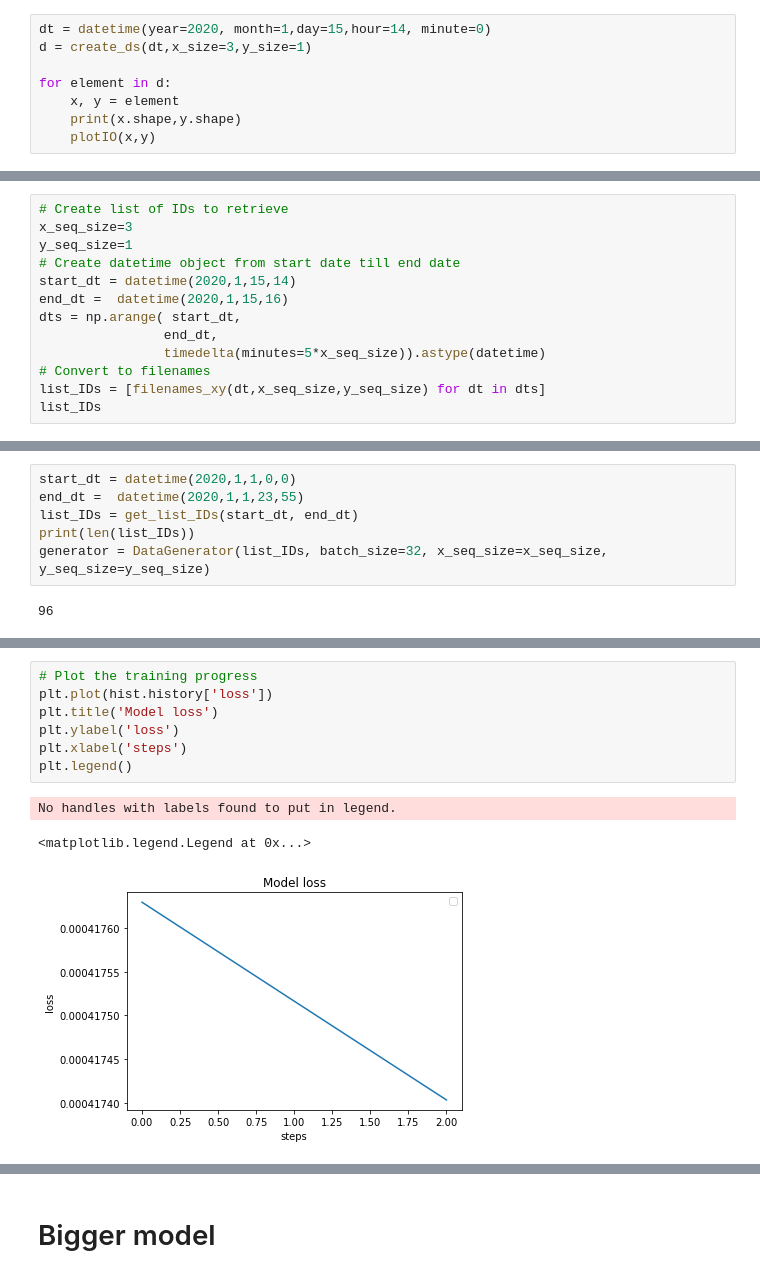
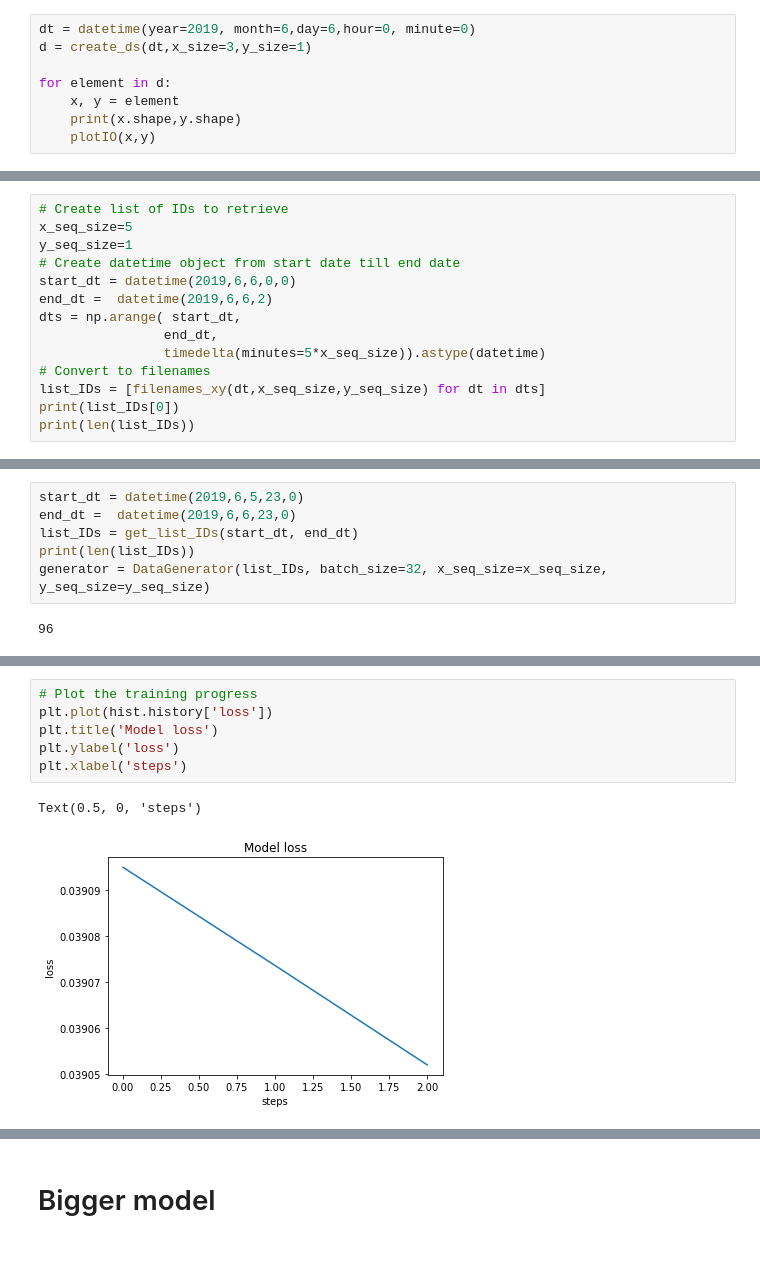
Before and after one commit to KoertS/precipitation-nowcasting-using-GANs, a Jupyter notebook: precipitation_forecasting/data_loader.ipynb, the cells around one changed output, grey strips where cells are left out. Saved outputs shown, nothing was run; the diff lists cells and outputs as text.

```diff
--- a/precipitation_forecasting/data_loader.ipynb
+++ b/precipitation_forecasting/data_loader.ipynb
@@ -190,7 +192,7 @@ def create_ds(dt, x_size=3,y_size=1):
         )
     return ds
 # %%
-dt = datetime(year=2020, month=1,day=15,hour=14, minute=0)
+dt = datetime(year=2019, month=6,day=6,hour=0, minute=0)
 d = create_ds(dt,x_size=3,y_size=1)
 
 for element in d:
@@ -309,14 +340,15 @@ class DataGenerator(keras.utils.Sequence):
 # %%
 # Create list of IDs to retrieve
-x_seq_size=3
+x_seq_size=5
 y_seq_size=1
 # Create datetime object from start date till end date
-start_dt = datetime(2020,1,15,14)
-end_dt =  datetime(2020,1,15,16)
+start_dt = datetime(2019,6,6,0,0)
+end_dt =  datetime(2019,6,6,2)
 dts = np.arange( start_dt,
                 end_dt,
                 timedelta(minutes=5*x_seq_size)).astype(datetime)
 # Convert to filenames
 list_IDs = [filenames_xy(dt,x_seq_size,y_seq_size) for dt in dts]
-list_IDs
+print(list_IDs[0])
+print(len(list_IDs))
 # %% [output]
@@ -410,8 +443,8 @@ Trainable params: 600
 Non-trainable params: 0
 _________________________________________________________________
 # %%
-start_dt = datetime(2020,1,1,0,0)
-end_dt =  datetime(2020,1,1,23,55)
+start_dt = datetime(2019,6,5,23,0)
+end_dt =  datetime(2019,6,6,23,0)
 list_IDs = get_list_IDs(start_dt, end_dt)
 print(len(list_IDs))
 generator = DataGenerator(list_IDs, batch_size=32, x_seq_size=x_seq_size, y_seq_size=y_seq_size)
@@ -429,14 +462,12 @@ Epoch 3/3
 # %%
 # Plot the training progress
 plt.plot(hist.history['loss'])
 plt.title('Model loss')
 plt.ylabel('loss')
 plt.xlabel('steps')
-plt.legend()
 # %% [output]
-No handles with labels found to put in legend.
+Text(0.5, 0, 'steps')
-<matplotlib.legend.Legend at 0x...>
-[figure, old version]
+[figure, new version]
 # %%
 for i in generator:
     x,y = i
```
Also changed, not shown: parts of 18 cells of this notebook, 1 other file.
